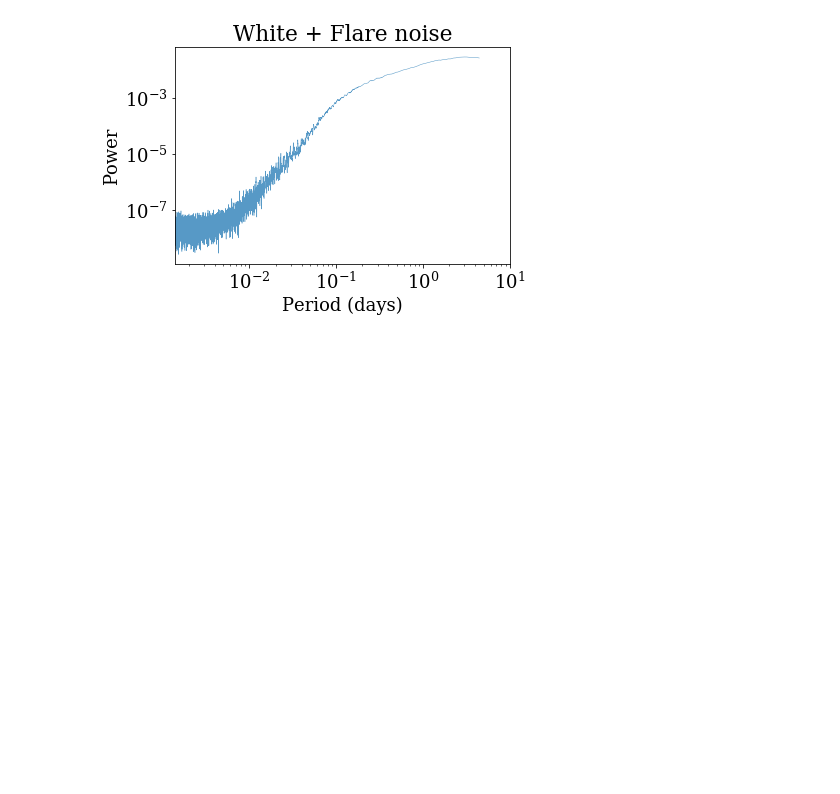
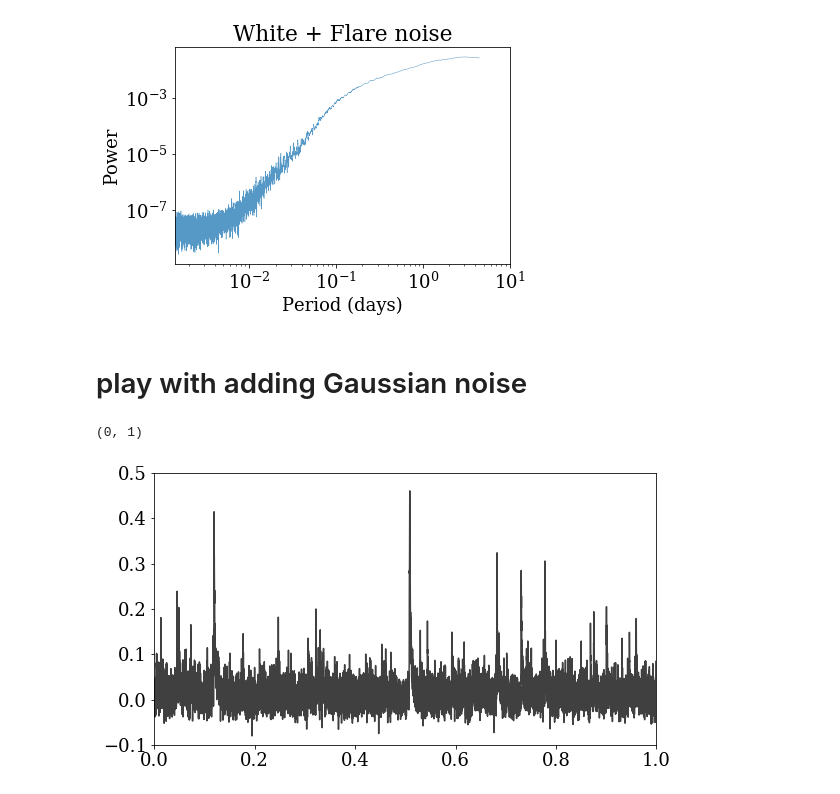
Before and after one commit to ernewton/flareninja, a Jupyter notebook: jradavenport_fwdmodel/fmodel.ipynb, the cells around one changed output. Cells and saved outputs as stored; diff of their text form; code cells hidden in the pictures; blank space fills up the shorter version.

```diff
--- a/jradavenport_fwdmodel/fmodel.ipynb
+++ b/jradavenport_fwdmodel/fmodel.ipynb
@@ -17,11 +17,11 @@ ffd_beta = -1.0 # ffd slope
 ffd_min = -1 # how far down in the log(Equiv-Dur) FFD to model
 dt = 0.1/24./60. # do 0.1-min cadence
 
-s_time1, s_flux1 = flare_prob.SuperLC(dur=dur, mag=False, ffd_alpha=0.5, ffd_beta=-1,
-                                      ffd_min=-2, dt=dt)
+# s_time1, s_flux1 = flare_prob.SuperLC(dur=dur, mag=False, ffd_alpha=0.5, ffd_beta=-1,
+#                                       ffd_min=-2, dt=dt)
 
-s_time2, s_flux2 = flare_prob.SuperLC(dur=dur, mag=False, ffd_alpha=0, ffd_beta=-2,
-                                      ffd_min=-1.5, dt=dt)
+# s_time2, s_flux2 = flare_prob.SuperLC(dur=dur, mag=False, ffd_alpha=0, ffd_beta=-2,
+#                                       ffd_min=-1.5, dt=dt)
 # %% [output]
 Making 262800 epochs
 Simulating 5767 flares
@@ -160,3 +160,18 @@ plt.xlim(dt*2*10, 10);
 plt.savefig('flare_whitenoise.png', dpi=150, rasterized=True, bbox_inches='tight', pad_inches=0.5)
 # %% [output]
 [figure]
+# %% [markdown]
+# play with adding Gaussian noise
+# %%
+somenoise = np.random.randn(len(s_flux1))*0.02
+
+plt.figure(figsize=(9,5))
+plt.plot(s_time2, s_flux2 + somenoise, alpha=0.75, c='black')
+plt.ylim(-0.1,.5)
+plt.xlim(0,1)
+plt.title('White + Flare noise')
+# plt.plot(s_time2, s_flux2 + 1, alpha=0.75)
+# plt.plot(s_timei, s_fluxi)
+# %% [output]
+(0, 1)
+[figure, added]
```
Also changed, not shown: parts of 4 cells of this notebook.
